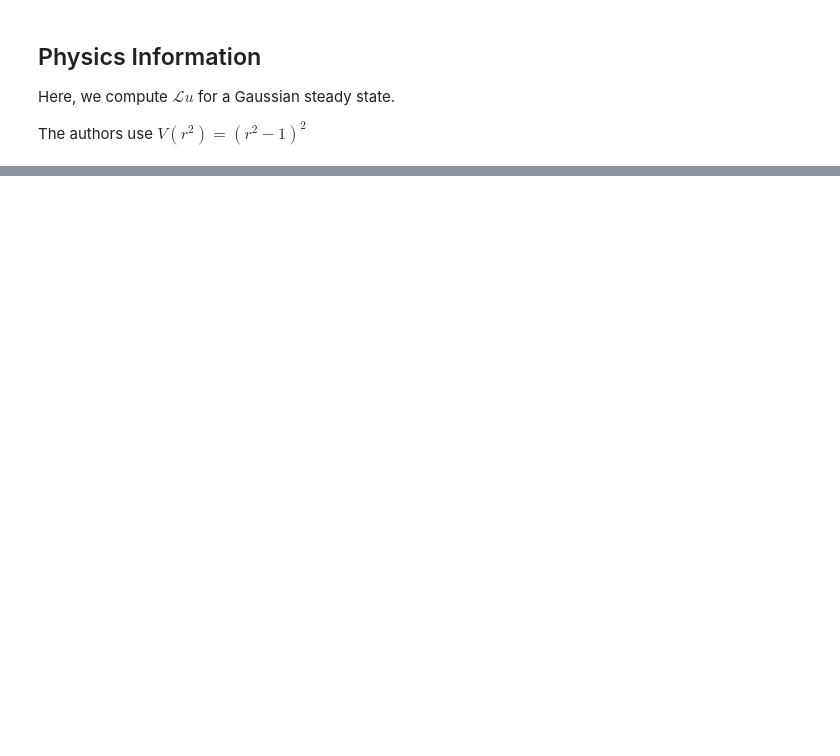
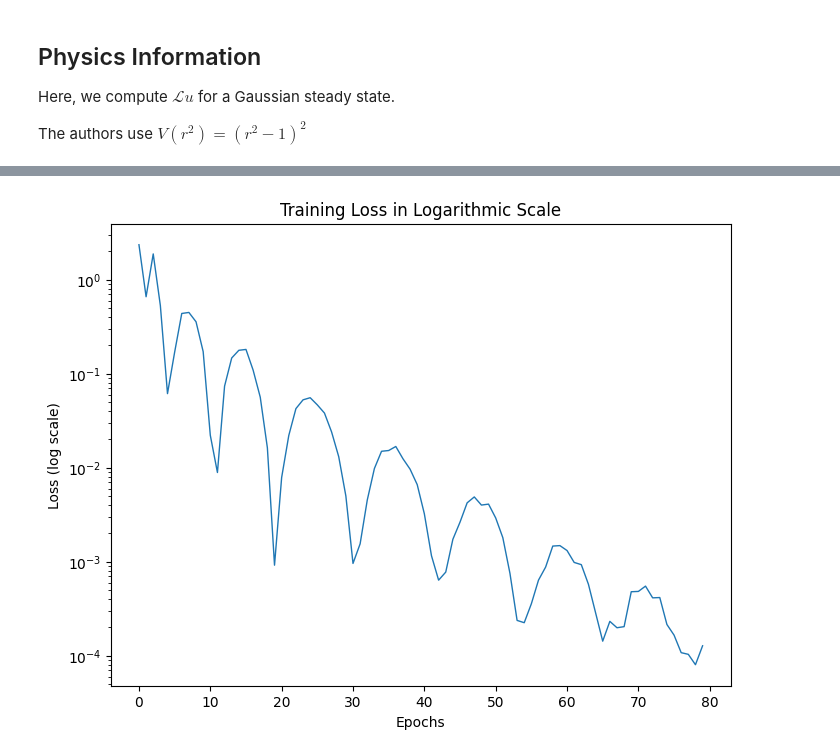
Before and after one commit to unimore-PhD-StefanoMagriniAlunno/Zhai2022, a Jupyter notebook: notebook/2DRingExperiment.ipynb, the cells around one changed output, grey strips where cells are left out. Saved outputs shown, nothing was run; the diff lists cells and outputs as text; code cells hidden in the pictures; blank space fills up the shorter version.

Commit message:
2D Ring implemented in notebook version

```diff
--- a/notebook/2DRingExperiment.ipynb
+++ b/notebook/2DRingExperiment.ipynb
@@ -210,0 +308,44 @@ tensor([-0.0120, -1.3685, -1.3052], grad_fn=<AddBackward0>)
+# %%
+# training
+from torch.utils.data import DataLoader
+import random
+from tqdm.notebook import tqdm
+
+n_epochs = 10
+n_samples = 8_192
+
+optimizer = torch.optim.Adam(NN_model.parameters(), lr=1e-3)
+
+loss_at = np.empty([0], dtype=np.float32)
+NN_model.train()
+NN_model.to('cuda')
+for i in tqdm(range(n_epochs)):
+    alpha = random.uniform(0.2, 0.8)
+    epoch = Epoch(int(n_samples*(1-alpha)), int(n_samples*alpha))
+    dset = epoch.dataset
+    dloader = DataLoader(dset, batch_size=1_024, shuffle=True)
+    for batch, Xmask in tqdm(dloader, leave=False):
+        batch = batch.to('cuda').to(torch.float32)
+        Xmask = Xmask.to('cuda')
+        # compute loss
+        loss = epoch.Loss(NN_model, batch, Xmask)
+        # backprop
+        loss.backward()
+        # optimizer step
+        optimizer.step()
+        optimizer.zero_grad()
+        loss_at = np.append(loss_at, loss.to('cpu').item())
+# %%
+# plot the training loss
+from matplotlib import pyplot as plt
+
+# plot in scala logaritmica
+plt.figure(figsize=(8, 6))
+points = list(range(len(loss_at)))
+plt.semilogy(points, loss_at, scaley=True, linewidth=1)
+plt.xlabel("Epochs")
+plt.ylabel("Loss (log scale)")
+plt.title("Training Loss in Logarithmic Scale")
+plt.show()
+# %% [output]
+[figure, added]
```
Also changed, not shown: parts of 7 cells of this notebook, 7 other files.
